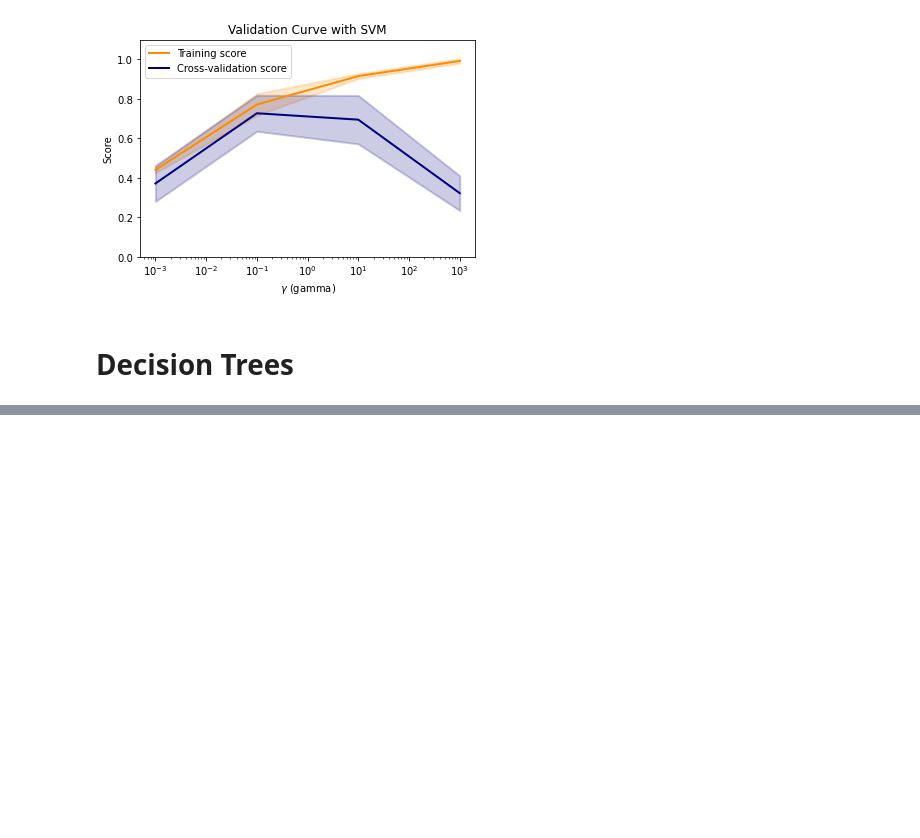
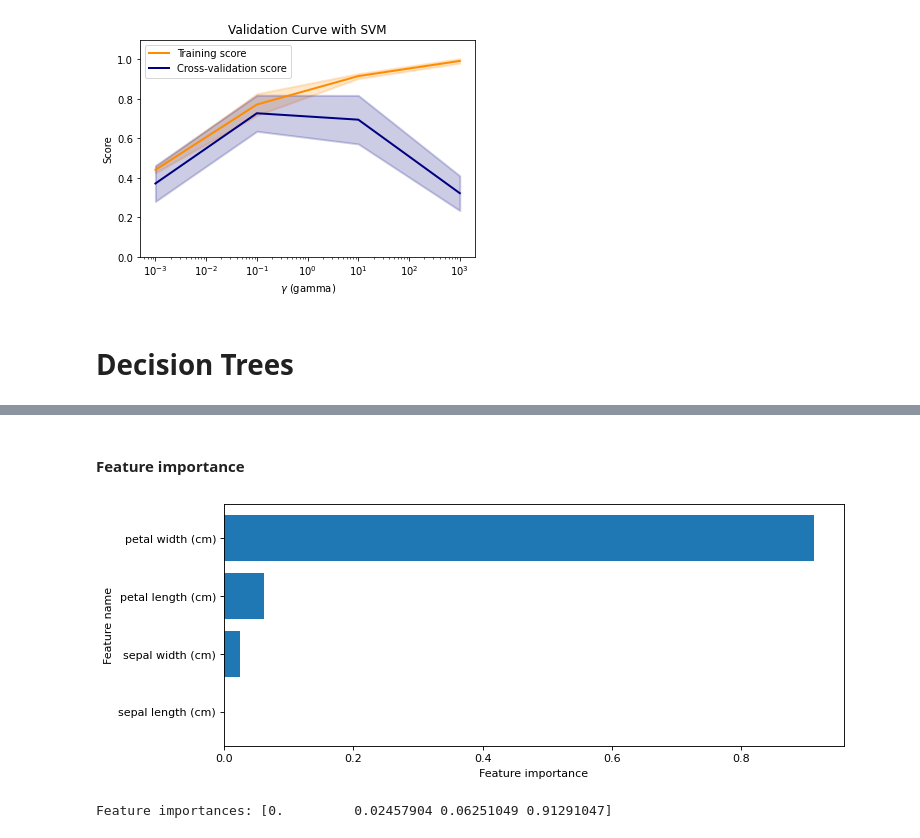
Before and after one commit to narottam90/umich_ds, a Jupyter notebook: ml/Week 2.ipynb, the cells around one changed output, grey strips where cells are left out. Drawn from its saved outputs; the diff is of its cells as text; code cells hidden in the pictures; blank space fills up the shorter version.

Commit message:
Updates Week 2 to add decision trees
Adds decision tree visualizations and programs

```diff
--- a/ml/Week 2.ipynb
+++ b/ml/Week 2.ipynb
@@ -851,3 +851,16 @@ plt.show()
 [figure]
 # %% [markdown]
 # Decision Trees
+# %%
+from sklearn.datasets import load_iris
+from sklearn.tree import DecisionTreeClassifier
+from adspy_shared_utilities import plot_decision_tree
+from sklearn.model_selection import train_test_split
+
+iris = load_iris()
+
+X_train, X_test, y_train, y_test = train_test_split(iris.data, iris.target, random_state=3)
+clf = DecisionTreeClassifier().fit(X_train, y_train)
+
+print(f'Accuracy of decision tree classifier on training set: {clf.score(X_train, y_train):.2f}')
+print(f'Accuracy of decision tree classifier on test set: {clf.score(X_test, y_test):.2f}')
@@ -853,0 +892,14 @@ plt.show()
+# %% [markdown]
+#### Feature importance
+# %%
+from adspy_shared_utilities import plot_feature_importances
+import matplotlib.pyplot as plt
+
+plt.figure(figsize=(10, 4), dpi=80)
+plot_feature_importances(clf, iris.feature_names)
+plt.show()
+
+print(f'Feature importances: {clf.feature_importances_}')
+# %% [output]
+[figure, added]
+Feature importances: [0.         0.02457904 0.06251049 0.91291047]
```
Also changed, not shown: parts of 11 cells of this notebook, 1 other file.
